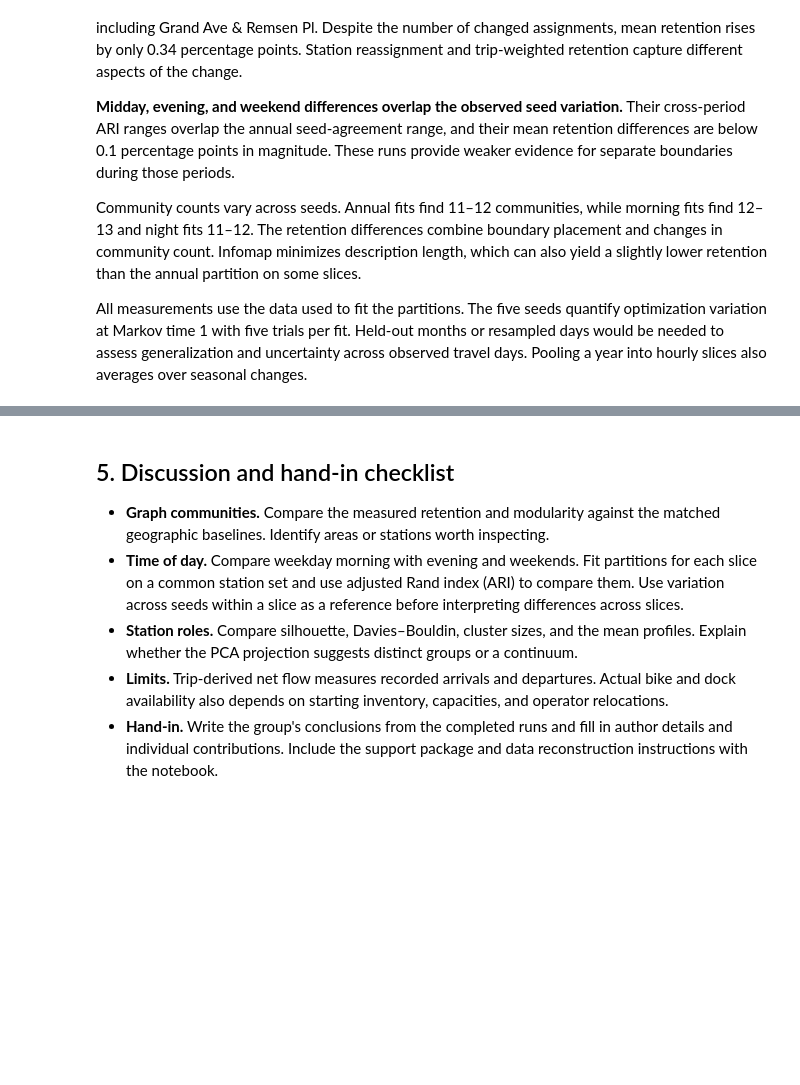
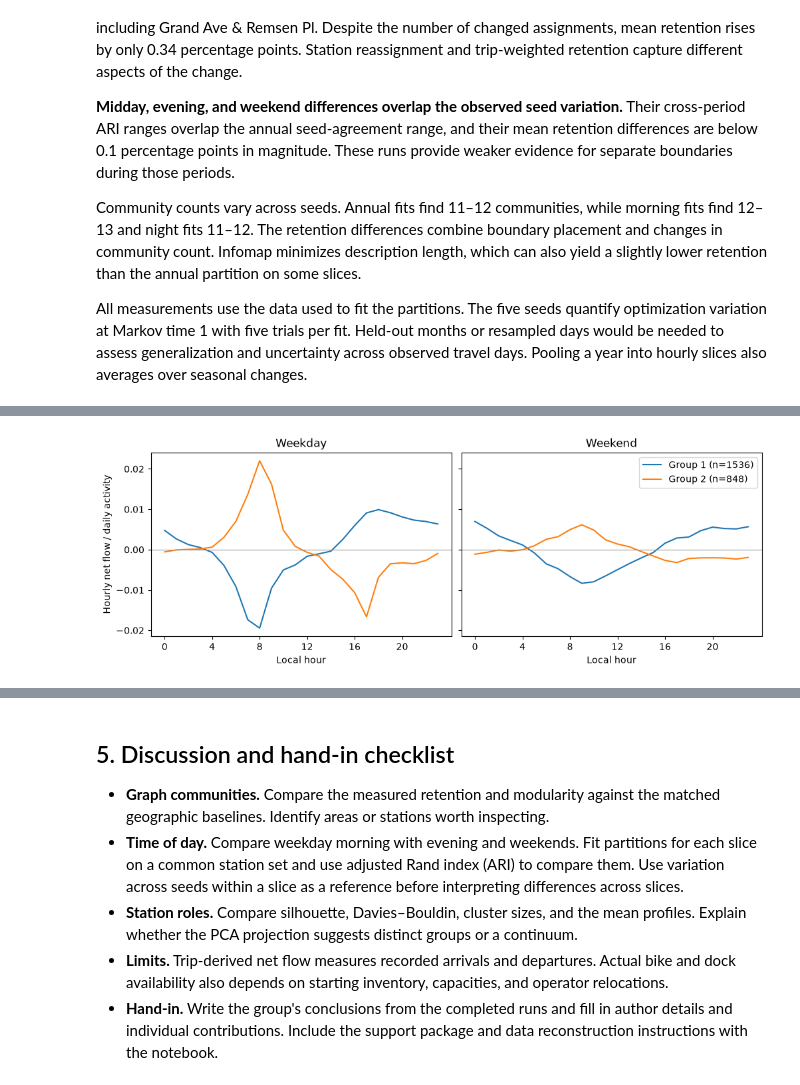
Before and after one commit to Lyngsberg/city_bike, a Jupyter notebook: city_bike.ipynb, the cells around one changed output, grey strips where cells are left out. Drawn from its saved outputs; the diff is of its cells as text; code cells hidden in the pictures; blank space fills up the shorter version.

```diff
--- a/city_bike.ipynb
+++ b/city_bike.ipynb
@@ -453,13 +498,15 @@ plt.show()
 # %%
 mean_profiles = X.assign(group=profile_labels + 1).groupby("group").mean()
 
 fig, axes = plt.subplots(1, 2, figsize=(10, 3.5), sharey=True, layout="constrained")
 for ax, day, prefix in zip(axes, ("Weekday", "Weekend"), ("wd", "we")):
     columns = [f"{prefix}{hour:02d}" for hour in range(24)]
     for label, row in mean_profiles.iterrows():
-        ax.plot(range(24), row[columns], label=f"Group {label}")
+        ax.plot(range(24), row[columns], label=f"Group {label} (n={group_sizes[label - 1]})")
     ax.axhline(0, color="0.6", linewidth=0.8)
     ax.set(title=day, xlabel="Local hour", xticks=range(0, 24, 4))
 axes[0].set_ylabel("Hourly net flow / daily activity")
 axes[1].legend()
 plt.show()
+# %% [output]
+[figure, added]
```
Also changed, not shown: parts of 6 cells of this notebook.
